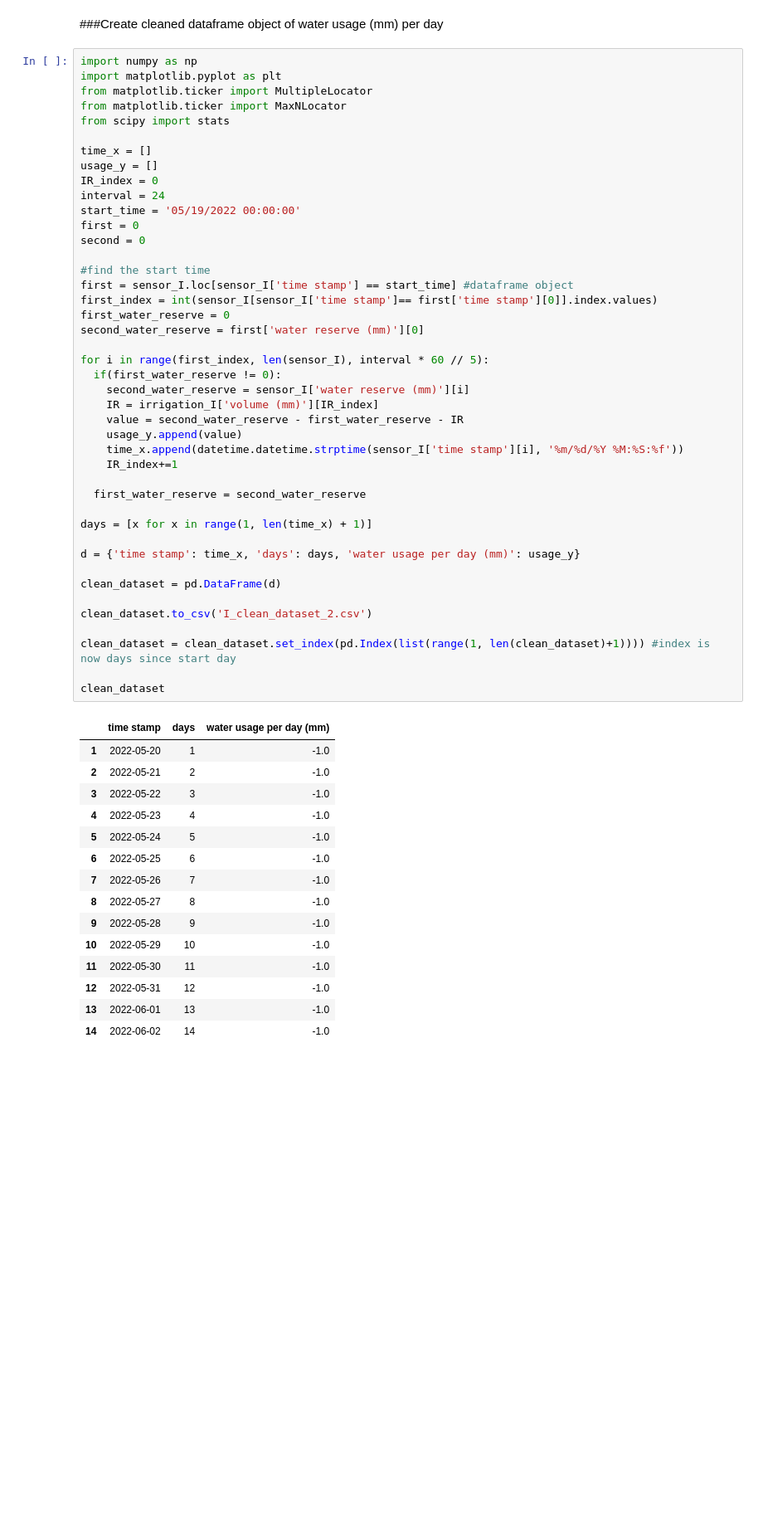
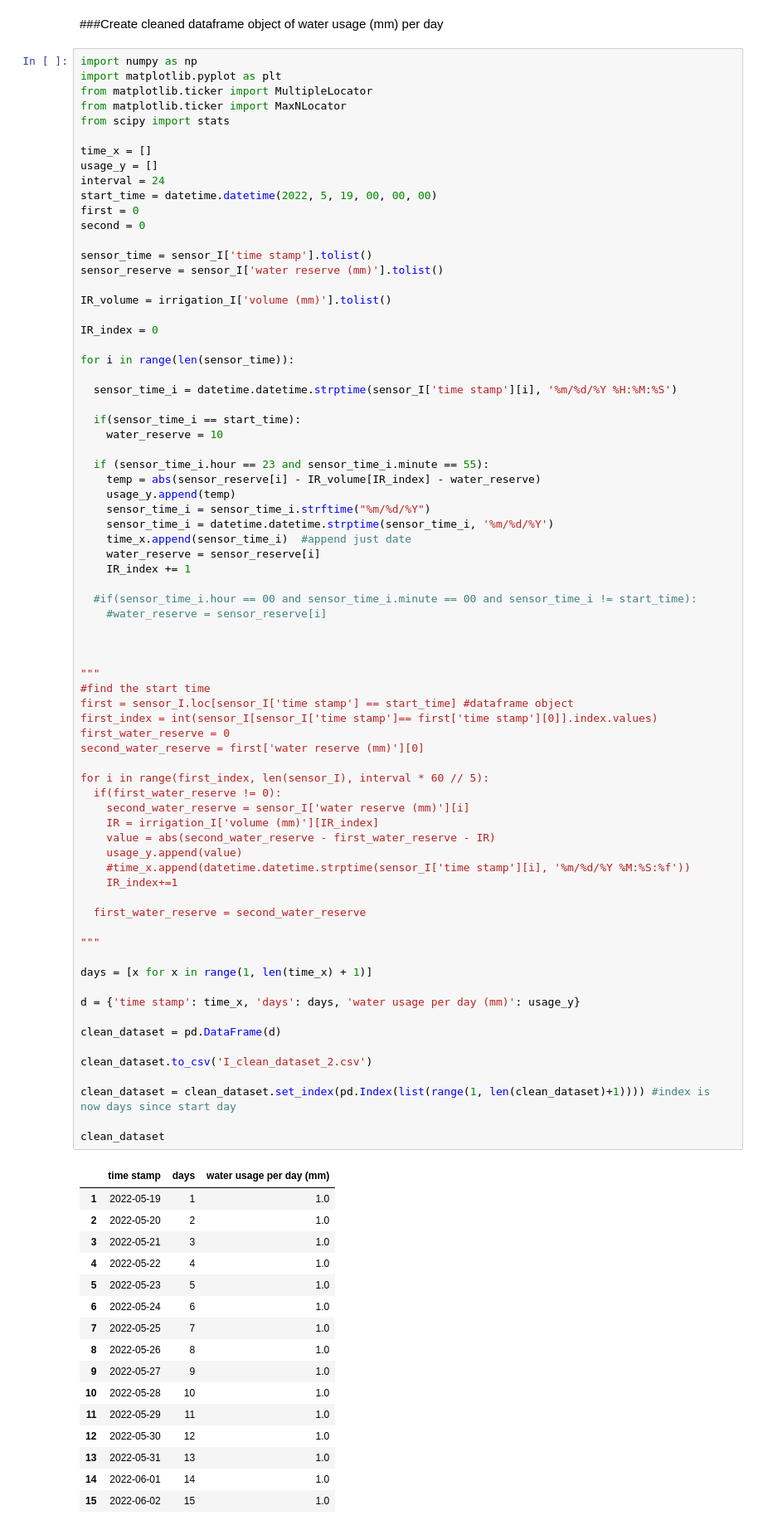
Before and after one commit to tif03/Plant-Growth-and-Water-Usage-Data-Analysis, a Jupyter notebook: trend_line.ipynb, the cells around one changed output. Shown at 83% size. Saved outputs shown, nothing was run; the diff lists cells and outputs as text; blank space fills up the shorter version.

```diff
--- a/trend_line.ipynb
+++ b/trend_line.ipynb
@@ -146,53 +152,84 @@ from scipy import stats
 
 time_x = []
 usage_y = []
-IR_index = 0
 interval = 24
-start_time = '05/19/2022 00:00:00'
+start_time = datetime.datetime(2022, 5, 19, 00, 00, 00)
 first = 0
 second = 0
 
+sensor_time = sensor_I['time stamp'].tolist()
+sensor_reserve = sensor_I['water reserve (mm)'].tolist()
+
+IR_volume = irrigation_I['volume (mm)'].tolist()
+
+IR_index = 0
+
+for i in range(len(sensor_time)):
+
+  sensor_time_i = datetime.datetime.strptime(sensor_I['time stamp'][i], '%m/%d/%Y %H:%M:%S')
+
+  if(sensor_time_i == start_time):
+    water_reserve = 10
+
+  if (sensor_time_i.hour == 23 and sensor_time_i.minute == 55):
+    temp = abs(sensor_reserve[i] - IR_volume[IR_index] - water_reserve)
+    usage_y.append(temp)
+    sensor_time_i = sensor_time_i.strftime("%m/%d/%Y")
+    sensor_time_i = datetime.datetime.strptime(sensor_time_i, '%m/%d/%Y')
+    time_x.append(sensor_time_i)  #append just date
+    water_reserve = sensor_reserve[i]
+    IR_index += 1
+
+  #if(sensor_time_i.hour == 00 and sensor_time_i.minute == 00 and sensor_time_i != start_time):
+    #water_reserve = sensor_reserve[i]
+
+
+
+"""
 #find the start time
 first = sensor_I.loc[sensor_I['time stamp'] == start_time] #dataframe object
 first_index = int(sensor_I[sensor_I['time stamp']== first['time stamp'][0]].index.values)
 first_water_reserve = 0
 second_water_reserve = first['water reserve (mm)'][0]
 
 for i in range(first_index, len(sensor_I), interval * 60 // 5):
   if(first_water_reserve != 0):
     second_water_reserve = sensor_I['water reserve (mm)'][i]
     IR = irrigation_I['volume (mm)'][IR_index]
-    value = second_water_reserve - first_water_reserve - IR
+    value = abs(second_water_reserve - first_water_reserve - IR)
     usage_y.append(value)
-    time_x.append(datetime.datetime.strptime(sensor_I['time stamp'][i], '%m/%d/%Y %M:%S:%f'))
+    #time_x.append(datetime.datetime.strptime(sensor_I['time stamp'][i], '%m/%d/%Y %M:%S:%f'))
     IR_index+=1
 
   first_water_reserve = second_water_reserve
+
+"""
 
 days = [x for x in range(1, len(time_x) + 1)]
 
 d = {'time stamp': time_x, 'days': days, 'water usage per day (mm)': usage_y}
 
 clean_dataset = pd.DataFrame(d)
 
 clean_dataset.to_csv('I_clean_dataset_2.csv')
 
 clean_dataset = clean_dataset.set_index(pd.Index(list(range(1, len(clean_dataset)+1)))) #index is now days since start day
 
 clean_dataset
 # %% [output]
 |  | time stamp | days | water usage per day (mm) |
-| 1 | 2022-05-20 | 1 | -1.0 |
-| 2 | 2022-05-21 | 2 | -1.0 |
-| 3 | 2022-05-22 | 3 | -1.0 |
-| 4 | 2022-05-23 | 4 | -1.0 |
-| 5 | 2022-05-24 | 5 | -1.0 |
-| 6 | 2022-05-25 | 6 | -1.0 |
-| 7 | 2022-05-26 | 7 | -1.0 |
-| 8 | 2022-05-27 | 8 | -1.0 |
-| 9 | 2022-05-28 | 9 | -1.0 |
-| 10 | 2022-05-29 | 10 | -1.0 |
-| 11 | 2022-05-30 | 11 | -1.0 |
-| 12 | 2022-05-31 | 12 | -1.0 |
-| 13 | 2022-06-01 | 13 | -1.0 |
-| 14 | 2022-06-02 | 14 | -1.0 |
+| 1 | 2022-05-19 | 1 | 1.0 |
+| 2 | 2022-05-20 | 2 | 1.0 |
+| 3 | 2022-05-21 | 3 | 1.0 |
+| 4 | 2022-05-22 | 4 | 1.0 |
+| 5 | 2022-05-23 | 5 | 1.0 |
+| 6 | 2022-05-24 | 6 | 1.0 |
+| 7 | 2022-05-25 | 7 | 1.0 |
+| 8 | 2022-05-26 | 8 | 1.0 |
+| 9 | 2022-05-27 | 9 | 1.0 |
+| 10 | 2022-05-28 | 10 | 1.0 |
+| 11 | 2022-05-29 | 11 | 1.0 |
+| 12 | 2022-05-30 | 12 | 1.0 |
+| 13 | 2022-05-31 | 13 | 1.0 |
+| 14 | 2022-06-01 | 14 | 1.0 |
+| 15 | 2022-06-02 | 15 | 1.0 |
```
Also changed, not shown: parts of 6 cells of this notebook.
